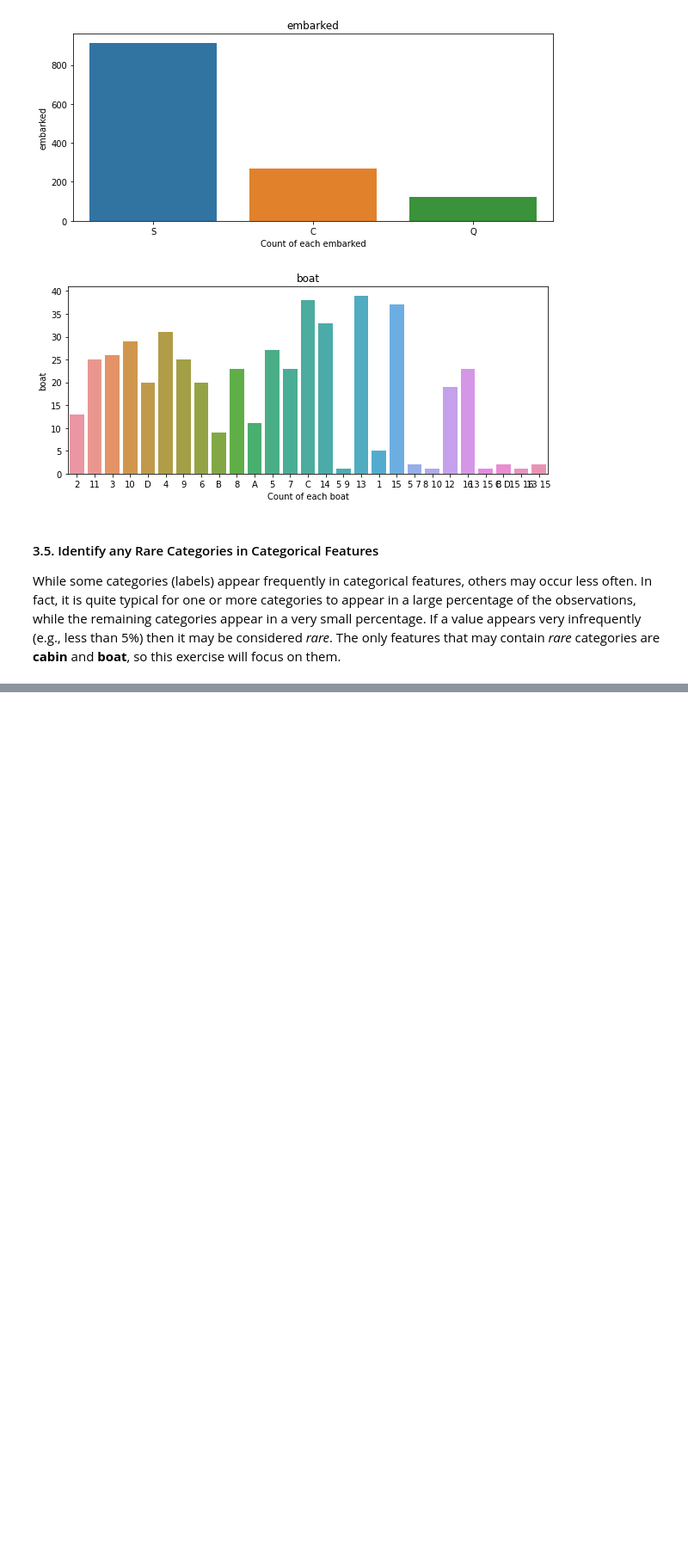
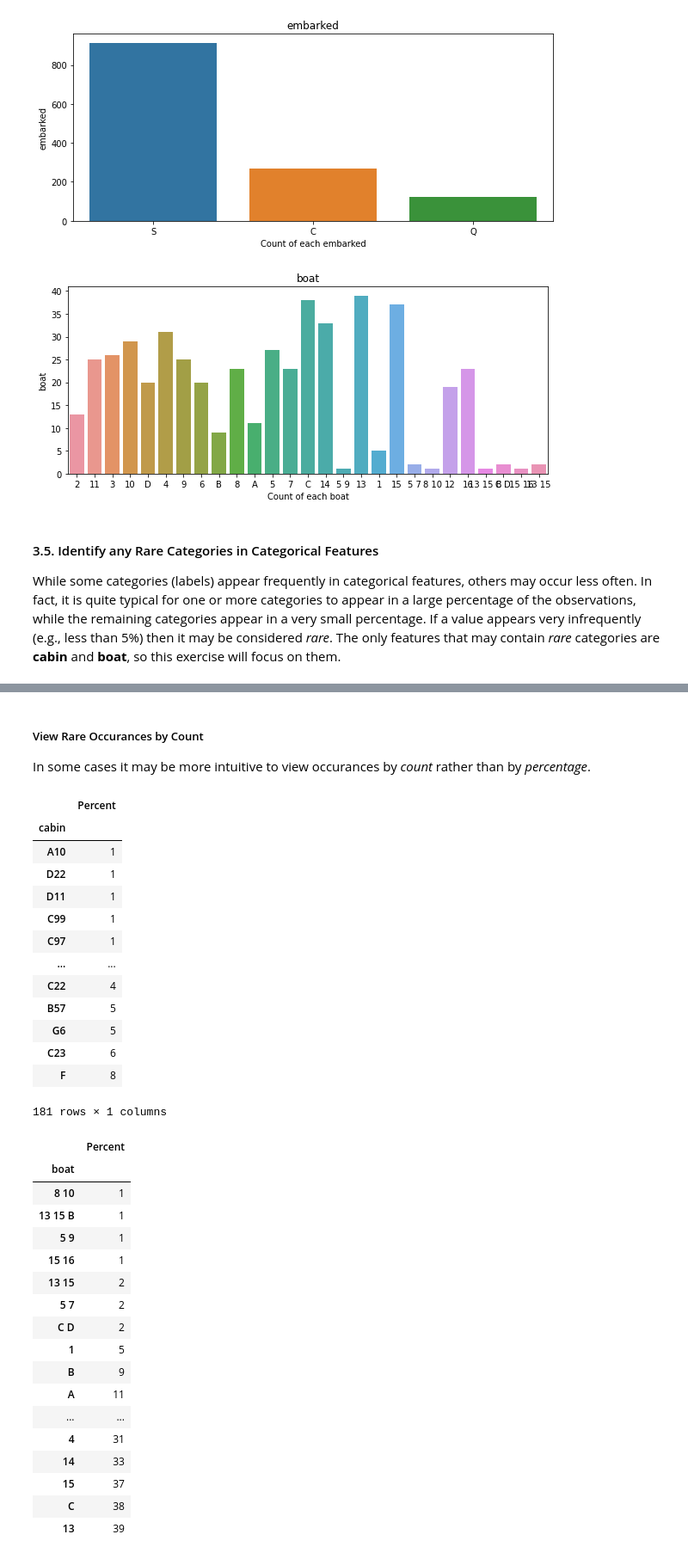
Before and after one commit to jtupitza-msft/edsp-mentoring-program, a Jupyter notebook: 01-Data-Profiling.ipynb, the cells around one changed output, grey strips where cells are left out. Shown at 86% size. Cells and saved outputs as stored; diff of their text form; code cells hidden in the pictures; blank space fills up the shorter version.

```diff
--- a/01-Data-Profiling.ipynb
+++ b/01-Data-Profiling.ipynb
@@ -310,0 +312,41 @@ for col in ['cabin','boat']:
+# %% [markdown]
+##### View Rare Occurances by Count
+In some cases it may be more intuitive to view occurances by *count* rather than by *percentage*.
+# %%
+for col in ['cabin','boat']:
+    survived = pd.crosstab(index=df[col], columns=["Percent"], colnames=[""])
+    survived = survived.sort_values(by=['Percent'], ascending=True)
+    display(survived)
+# %% [output]
+|  | Percent |
+| cabin |  |
+| A10 | 1 |
+| D22 | 1 |
+| D11 | 1 |
+| C99 | 1 |
+| C97 | 1 |
+| ... | ... |
+| C22 | 4 |
+| B57 | 5 |
+| G6 | 5 |
+| C23 | 6 |
+| F | 8 |
+181 rows × 1 columns
+|  | Percent |
+| boat |  |
+| 8 10 | 1 |
+| 13 15 B | 1 |
+| 5 9 | 1 |
+| 15 16 | 1 |
+| 13 15 | 2 |
+| 5 7 | 2 |
+| C D | 2 |
+| 1 | 5 |
+| B | 9 |
+| A | 11 |
+| ... | ... |
+| 4 | 31 |
+| 14 | 33 |
+| 15 | 37 |
+| C | 38 |
+| 13 | 39 |
```
Also changed, not shown: parts of 1 cell of this notebook.
